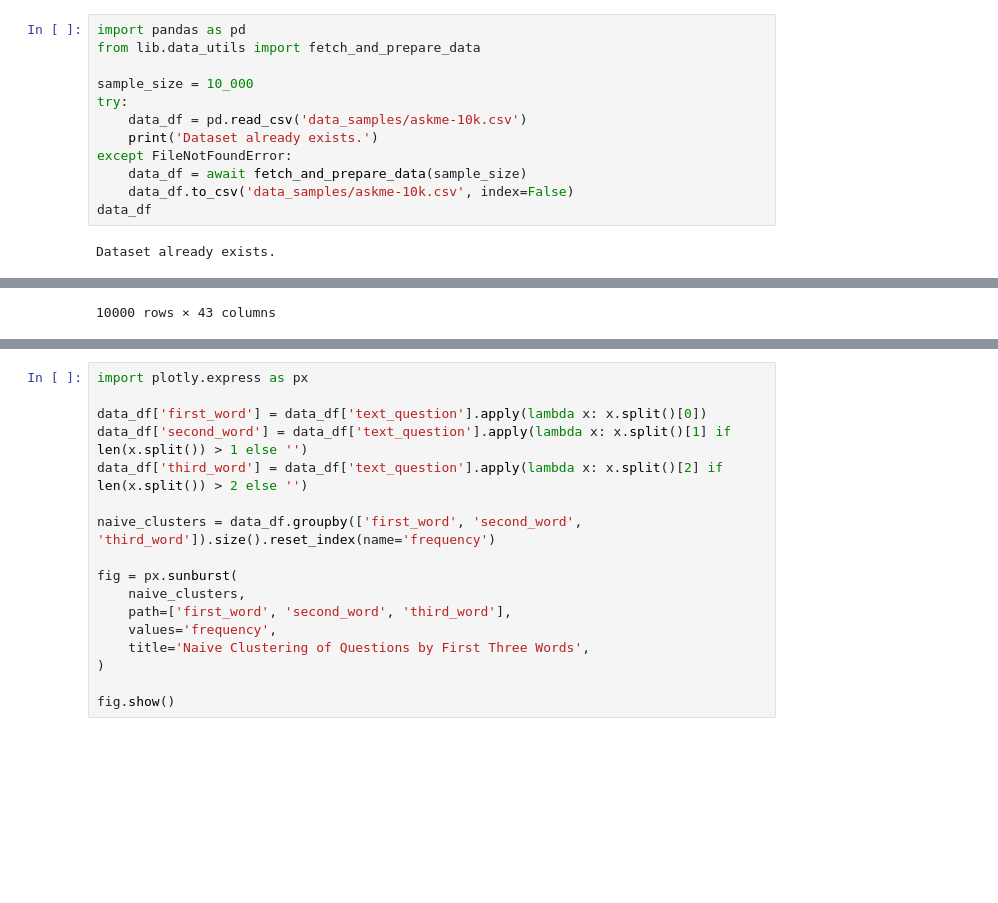
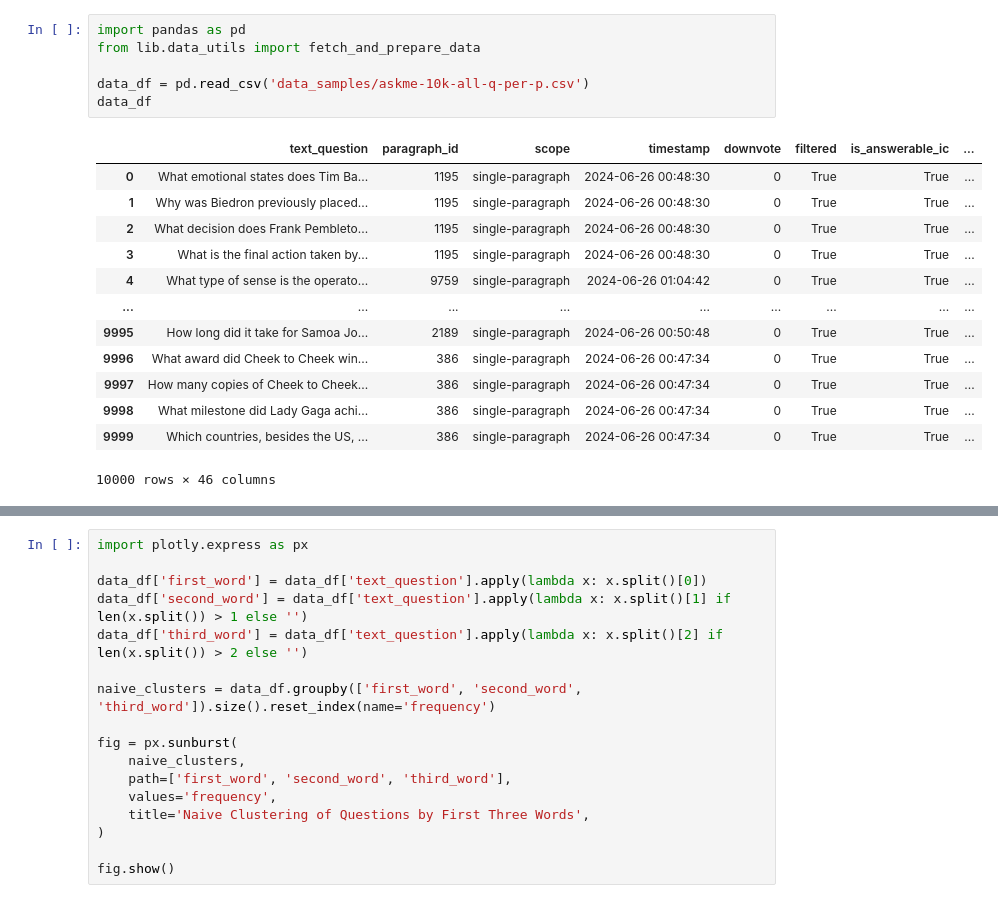
Before and after one commit to nociza/askme-vllm, a Jupyter notebook: experiments/statistics_10k.ipynb, the cells around one changed output, grey strips where cells are left out. Drawn from its saved outputs; the diff is of its cells as text; blank space fills up the shorter version.

```diff
--- a/experiments/statistics_10k.ipynb
+++ b/experiments/statistics_10k.ipynb
@@ -1,14 +1,20 @@
 # %%
 import pandas as pd
 from lib.data_utils import fetch_and_prepare_data
 
-sample_size = 10_000
-try:
-    data_df = pd.read_csv('data_samples/askme-10k.csv')
-    print('Dataset already exists.')
-except FileNotFoundError:
-    data_df = await fetch_and_prepare_data(sample_size)
-    data_df.to_csv('data_samples/askme-10k.csv', index=False)
+data_df = pd.read_csv('data_samples/askme-10k-all-q-per-p.csv')
 data_df
 # %% [output]
+|  | text_question | paragraph_id | scope | timestamp | downvote | filtered | is_answerable_ic | ... |
+| 0 | What emotional states does Tim Ba... | 1195 | single-paragraph | 2024-06-26 00:48:30 | 0 | True | True | ... |
+| 1 | Why was Biedron previously placed... | 1195 | single-paragraph | 2024-06-26 00:48:30 | 0 | True | True | ... |
+| 2 | What decision does Frank Pembleto... | 1195 | single-paragraph | 2024-06-26 00:48:30 | 0 | True | True | ... |
+| 3 | What is the final action taken by... | 1195 | single-paragraph | 2024-06-26 00:48:30 | 0 | True | True | ... |
+| 4 | What type of sense is the operato... | 9759 | single-paragraph | 2024-06-26 01:04:42 | 0 | True | True | ... |
+| ... | ... | ... | ... | ... | ... | ... | ... | ... |
+| 9995 | How long did it take for Samoa Jo... | 2189 | single-paragraph | 2024-06-26 00:50:48 | 0 | True | True | ... |
+| 9996 | What award did Cheek to Cheek win... | 386 | single-paragraph | 2024-06-26 00:47:34 | 0 | True | True | ... |
+| 9997 | How many copies of Cheek to Cheek... | 386 | single-paragraph | 2024-06-26 00:47:34 | 0 | True | True | ... |
+| 9998 | What milestone did Lady Gaga achi... | 386 | single-paragraph | 2024-06-26 00:47:34 | 0 | True | True | ... |
+| 9999 | Which countries, besides the US, ... | 386 | single-paragraph | 2024-06-26 00:47:34 | 0 | True | True | ... |
-Dataset already exists.
+10000 rows × 46 columns
@@ -27,4 +21,3 @@ Dataset already exists.
-10000 rows × 43 columns
 # %%
 # Average context length per question
 data_df['context_length'] = data_df['context'].apply(lambda x: len(x.split())) + data_df['text_paragraph'].apply(lambda x: len(x.split()))
```
Also changed, not shown: parts of 2 cells of this notebook, 5 other files.
